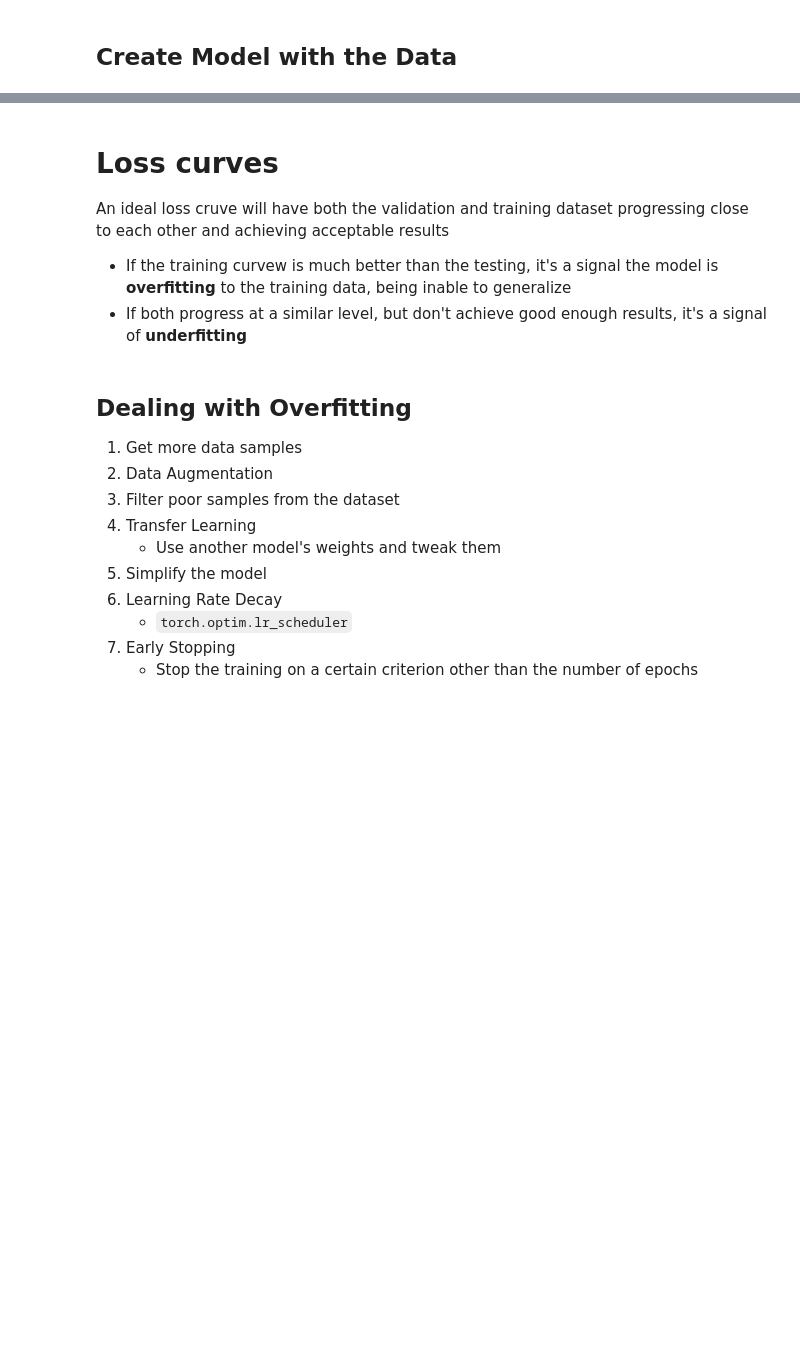
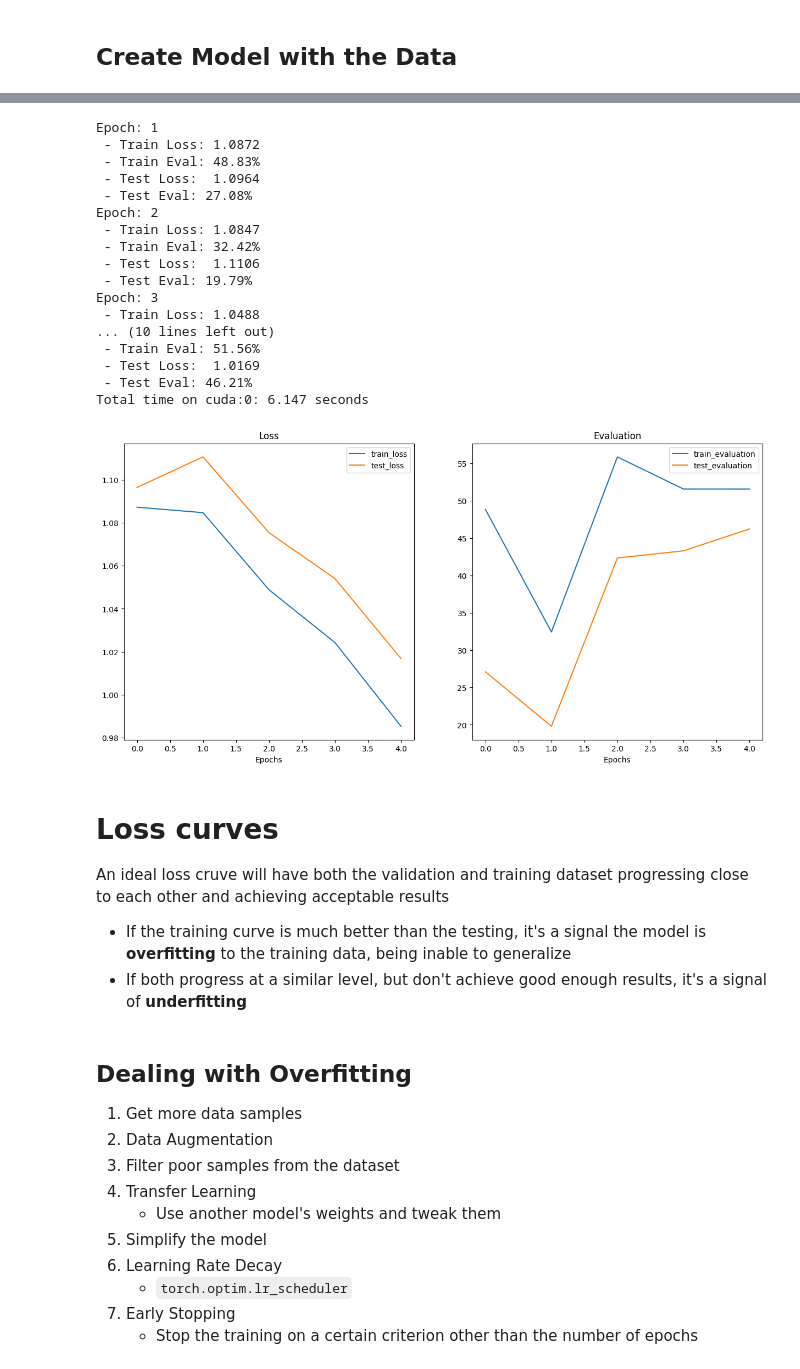
Before and after one commit to maykon-marcos-jr/ML-Learning, a Jupyter notebook: notebooks/PyTorch/05_Custom_Datasets.ipynb, the cells around one changed output, grey strips where cells are left out. Drawn from its saved outputs; the diff is of its cells as text; code cells hidden in the pictures; blank space fills up the shorter version.

```diff
--- a/notebooks/PyTorch/05_Custom_Datasets.ipynb
+++ b/notebooks/PyTorch/05_Custom_Datasets.ipynb
@@ -716,36 +894,55 @@ print(summary(model_0, input_size=batch_img.shape))
 # %%
 import torch.nn as nn
 import torch.optim as optim
 
 from src.helper_functions import accuracy_fn
 from src.training import train_model_with_batches, eval_model, plot_loss_curves
 
 model_0_history = train_model_with_batches(
     model=model_0,
     train_data=train_data_loader_0,
     test_data=test_data_loader_0,
     loss_fn=nn.CrossEntropyLoss(),
     optimizer_fn=optim.Adam,
     lr=0.001,
     N_EPOCHS=5,
     RND_SEED=RND_SEED,
     eval_fn=accuracy_fn,
     is_classification=True,
 )
 model_0_results = eval_model(
     model=model_0,
     data_loader=test_data_loader_0,
     loss_fn=nn.CrossEntropyLoss(),
-    device=device,
+    device=torch.device(device),
     eval_fn=accuracy_fn,
 )
 plot_loss_curves(model_0_history)
+# %% [output]
+Epoch: 1
+ - Train Loss: 1.0872
+ - Train Eval: 48.83%
+ - Test Loss:  1.0964
+ - Test Eval: 27.08%
+Epoch: 2
+ - Train Loss: 1.0847
+ - Train Eval: 32.42%
+ - Test Loss:  1.1106
+ - Test Eval: 19.79%
+Epoch: 3
+ - Train Loss: 1.0488
+... (10 lines left out)
+ - Train Eval: 51.56%
+ - Test Loss:  1.0169
+ - Test Eval: 46.21%
+Total time on cuda:0: 6.147 seconds
+[figure, added]
 # %% [markdown]
 # Loss curves
 
 An ideal loss cruve will have both the validation and training dataset progressing close to each other and achieving acceptable results
 
- - If the training curvew is much better than the testing, it's a signal the model is **overfitting** to the training data, being inable to generalize
+ - If the training curve is much better than the testing, it's a signal the model is **overfitting** to the training data, being inable to generalize
  - If both progress at a similar level, but don't achieve good enough results, it's a signal of **underfitting**
 # %% [markdown]
 ## Dealing with Overfitting
```
Also changed, not shown: parts of 27 cells of this notebook, 8 other files.
